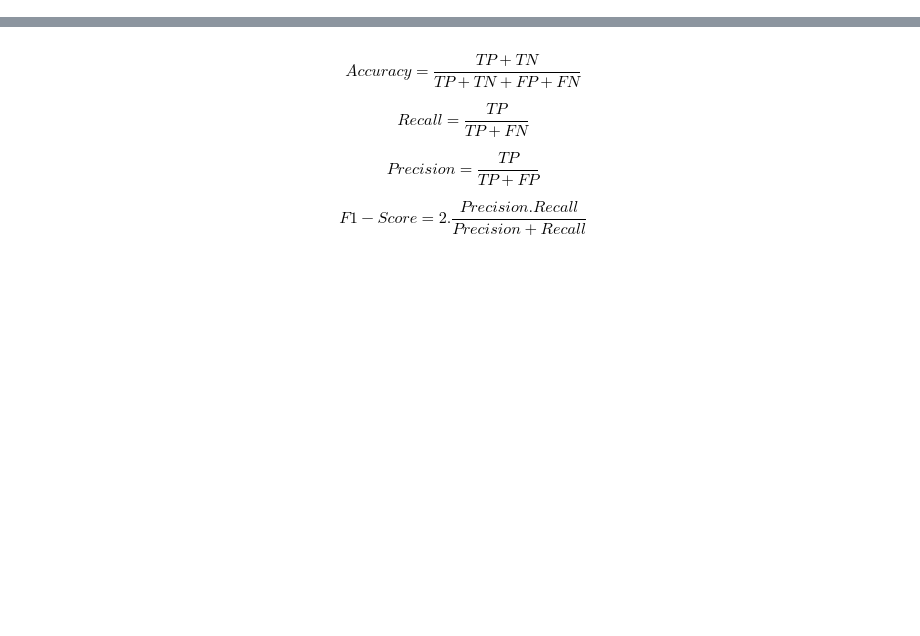
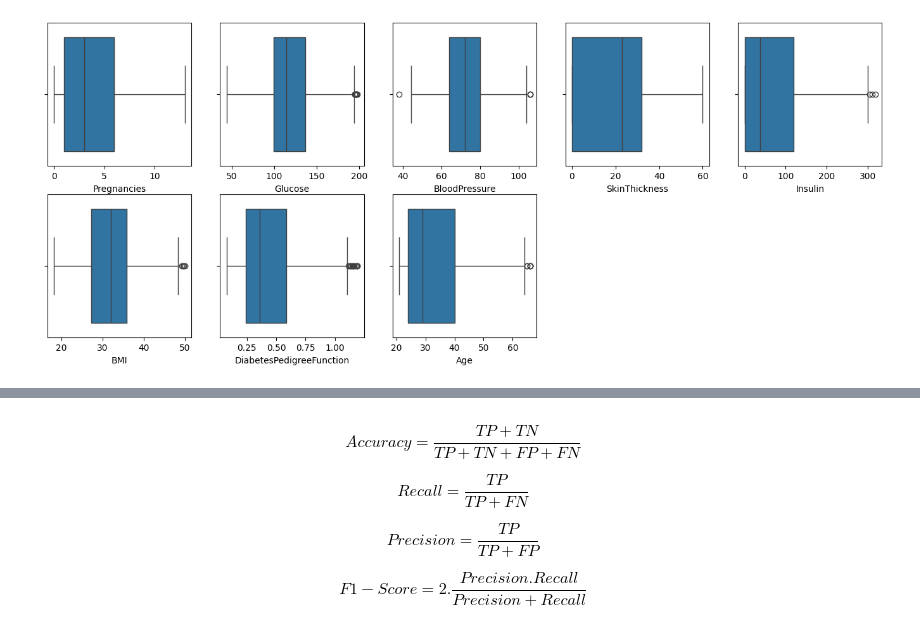
Before and after one commit to phanducminh201/Model_training_in_ML, a Jupyter notebook: Random_Forest.ipynb, the cells around one changed output, grey strips where cells are left out. Cells and saved outputs as stored; diff of their text form; code cells hidden in the pictures; blank space fills up the shorter version.

```diff
--- a/Random_Forest.ipynb
+++ b/Random_Forest.ipynb
@@ -17,0 +99,16 @@ from sklearn.metrics import accuracy_score, precision_score, recall_score, f1_sc
+# %%
+outlier_indices = set()
+outlier_data = pd.DataFrame()
+for col in data.select_dtypes(["float64", "int64"]).columns:
+  q1 = data[col].quantile(0.25)
+  q3 = data[col].quantile(0.75)
+  iqr = q3 - q1
+
+  lower_bound = q1 - 1.5 * iqr
+  upper_bound = q3 + 1.5 * iqr
+
+  outliers = data[(data[col] < lower_bound) | (data[col] > upper_bound)]
+  outlier_indices.update(outliers.index)
+  outlier_data = pd.concat([outlier_data, outliers], axis=0)
+
+outlier_data = outlier_data.drop_duplicates()
@@ -17,0 +120,8 @@ from sklearn.metrics import accuracy_score, precision_score, recall_score, f1_sc
+# %%
+plt.figure(figsize = (17,17))
+for i, col in enumerate(["Pregnancies","Glucose","BloodPressure", "SkinThickness", "Insulin", "BMI", "DiabetesPedigreeFunction", "Age"]):
+    plt.subplot(5, 5, i+1)
+    sns.boxplot(x = col, data = data_cleaned)
+plt.show()
+# %% [output]
+[figure, added]
```
Also changed, not shown: parts of 71 cells of this notebook.
